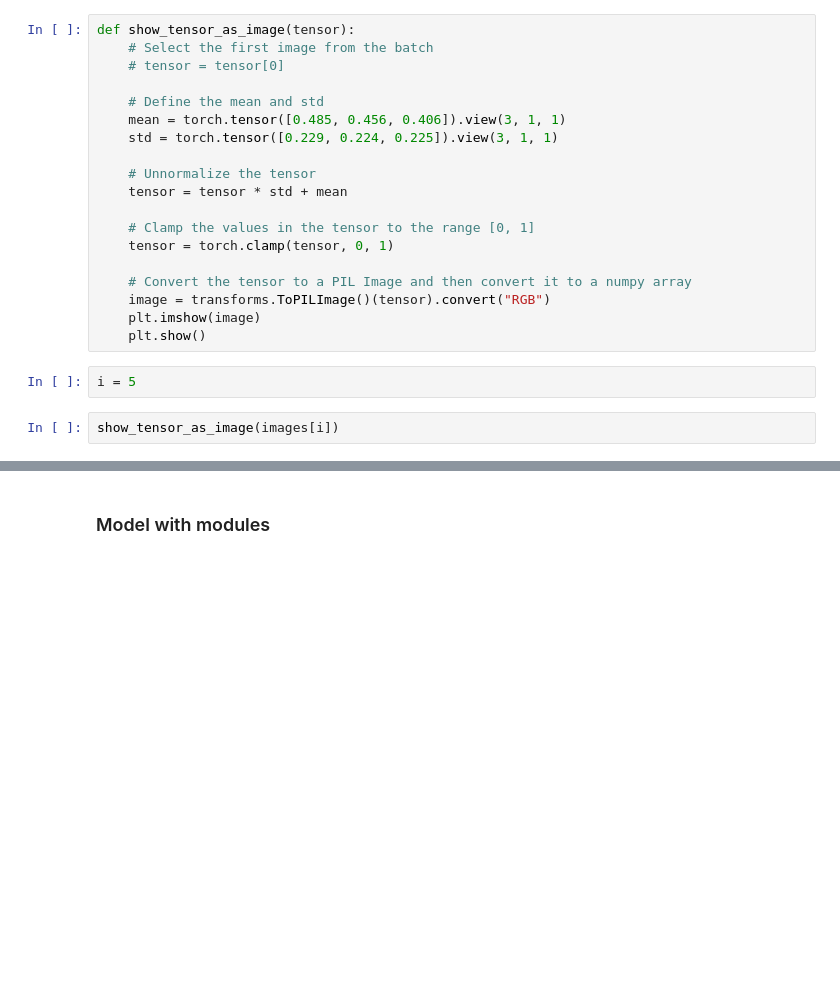
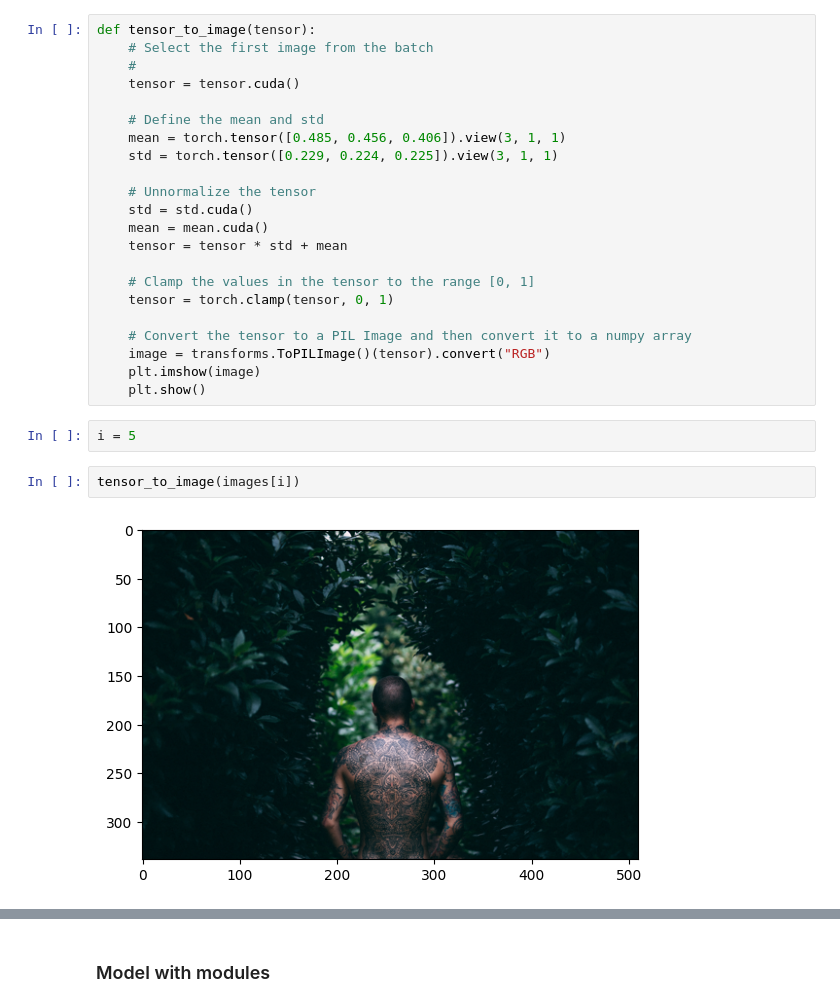
Before and after one commit to khan022/SR, a Jupyter notebook: training.ipynb, the cells around one changed output, grey strips where cells are left out. Drawn from its saved outputs; the diff is of its cells as text; blank space fills up the shorter version.

```diff
--- a/training.ipynb
+++ b/training.ipynb
@@ -98,13 +102,16 @@ for i, (images, labels) in enumerate(train_loader):
 # %%
-def show_tensor_as_image(tensor):
+def tensor_to_image(tensor):
     # Select the first image from the batch
-    # tensor = tensor[0]
+    #
+    tensor = tensor.cuda()
 
     # Define the mean and std
     mean = torch.tensor([0.485, 0.456, 0.406]).view(3, 1, 1)
     std = torch.tensor([0.229, 0.224, 0.225]).view(3, 1, 1)
 
     # Unnormalize the tensor
+    std = std.cuda()
+    mean = mean.cuda()
     tensor = tensor * std + mean
 
     # Clamp the values in the tensor to the range [0, 1]
@@ -117,5 +124,7 @@ def show_tensor_as_image(tensor):
 # %%
 i = 5
 # %%
-show_tensor_as_image(images[i])
+tensor_to_image(images[i])
+# %% [output]
+[figure, added]
 # %%
```
Also changed, not shown: parts of 20 cells of this notebook.
